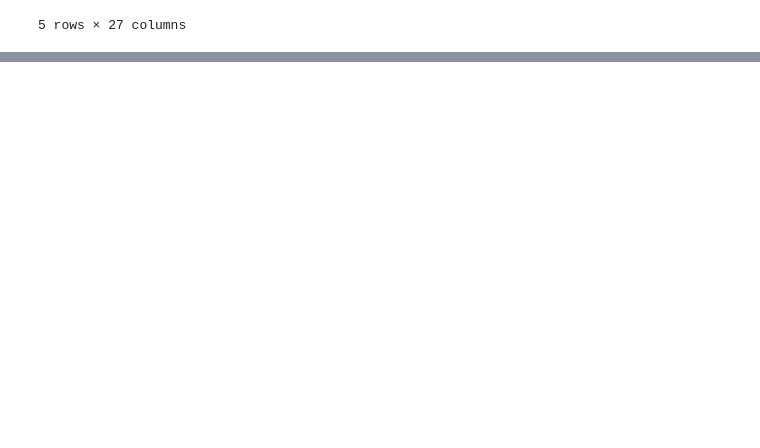
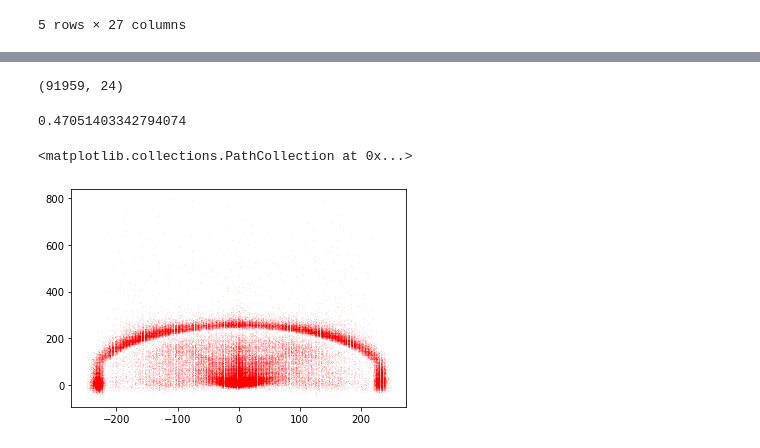
Before and after one commit to tjalback/Sports-Analytics, a Jupyter notebook: Sports Analytics.ipynb, the cells around one changed output, grey strips where cells are left out. Drawn from its saved outputs; the diff is of its cells as text; code cells hidden in the pictures; blank space fills up the shorter version.

```diff
--- a/Sports Analytics.ipynb
+++ b/Sports Analytics.ipynb
@@ -287,0 +370,23 @@ ax.grid(False)
+# %%
+# taken from https://stackoverflow.com/questions/65627725/how-to-get-nba-shot-chart-data-correctly
+
+import json
+
+response = shotchartdetail.ShotChartDetail(
+    team_id=0,
+    player_id=0,
+    season_nullable='2022-23',
+    context_measure_simple = 'FGA', # default is only made shots so set this explicitly to attempted FG (I think)
+    season_type_all_star='Regular Season'
+)
+
+content = json.loads(response.get_json())
+
+results = content['resultSets'][0]
+headers = results['headers']
+rows = results['rowSet']
+df = pd.DataFrame(rows, columns=headers)
+#df.columns = headers
+
+# write to csv file
+#df.to_csv(r'C:\Users\Comp\Desktop\nba_2001-02.csv', index=False)
@@ -287,0 +403,20 @@ ax.grid(False)
+# %%
+df.shape
+# %% [output]
+(91959, 24)
+# %%
+# what is the average made shot percentage
+# divide the sum of the shot_made_flag column by the total rows of the dataset
+df.SHOT_MADE_FLAG.sum() / df.shape[0]
+# %% [output]
+0.47051403342794074
+# %%
+# below idea taken from sports analytics Foundational course on Coursera
+# quick scatter on the shot locations
+
+x = df['LOC_X']
+y = df['LOC_Y']
+plt.scatter(x,y, s=.005,c='r', marker= '.')
+# %% [output]
+<matplotlib.collections.PathCollection at 0x...>
+[figure, added]
```
Also changed, not shown: parts of 26 cells of this notebook.
